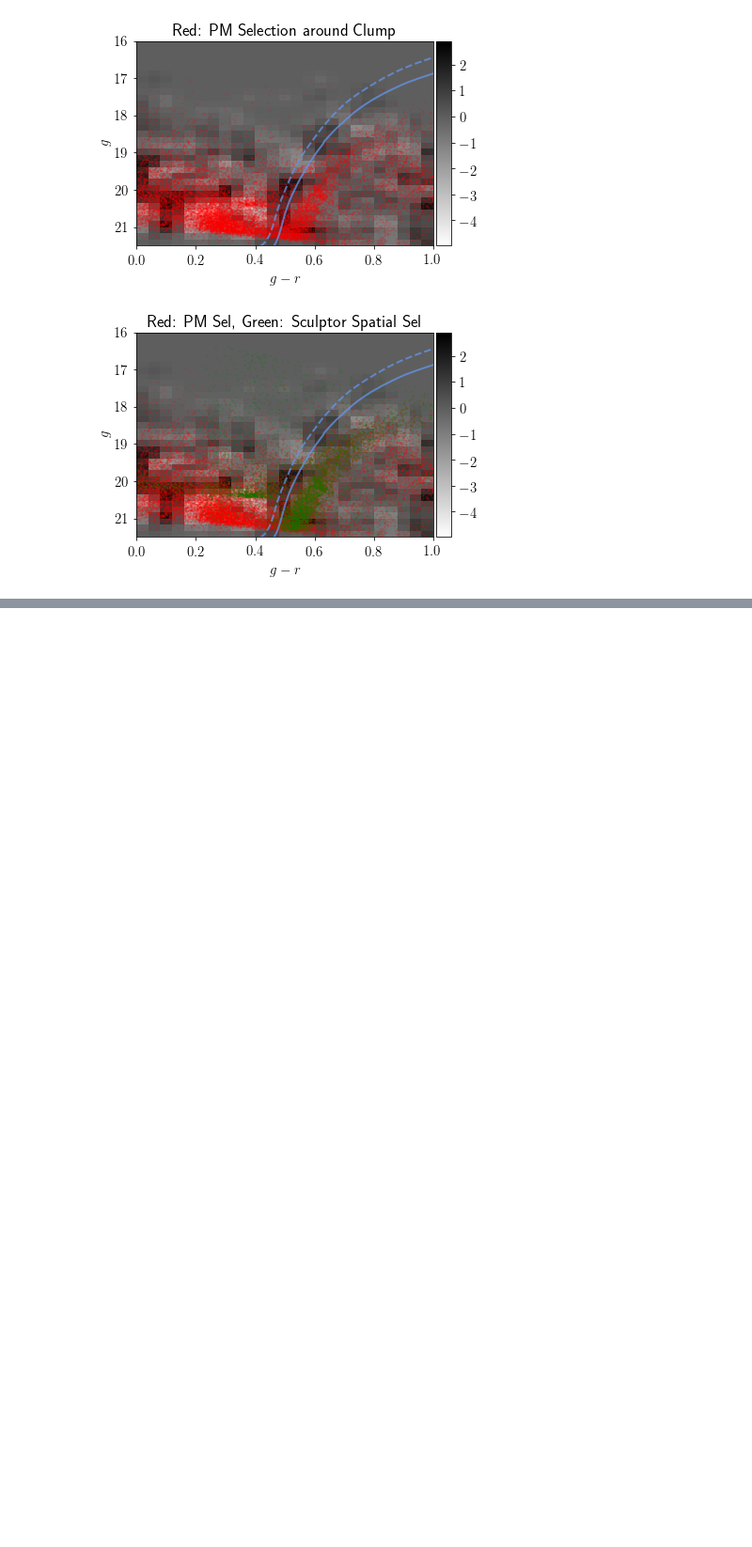
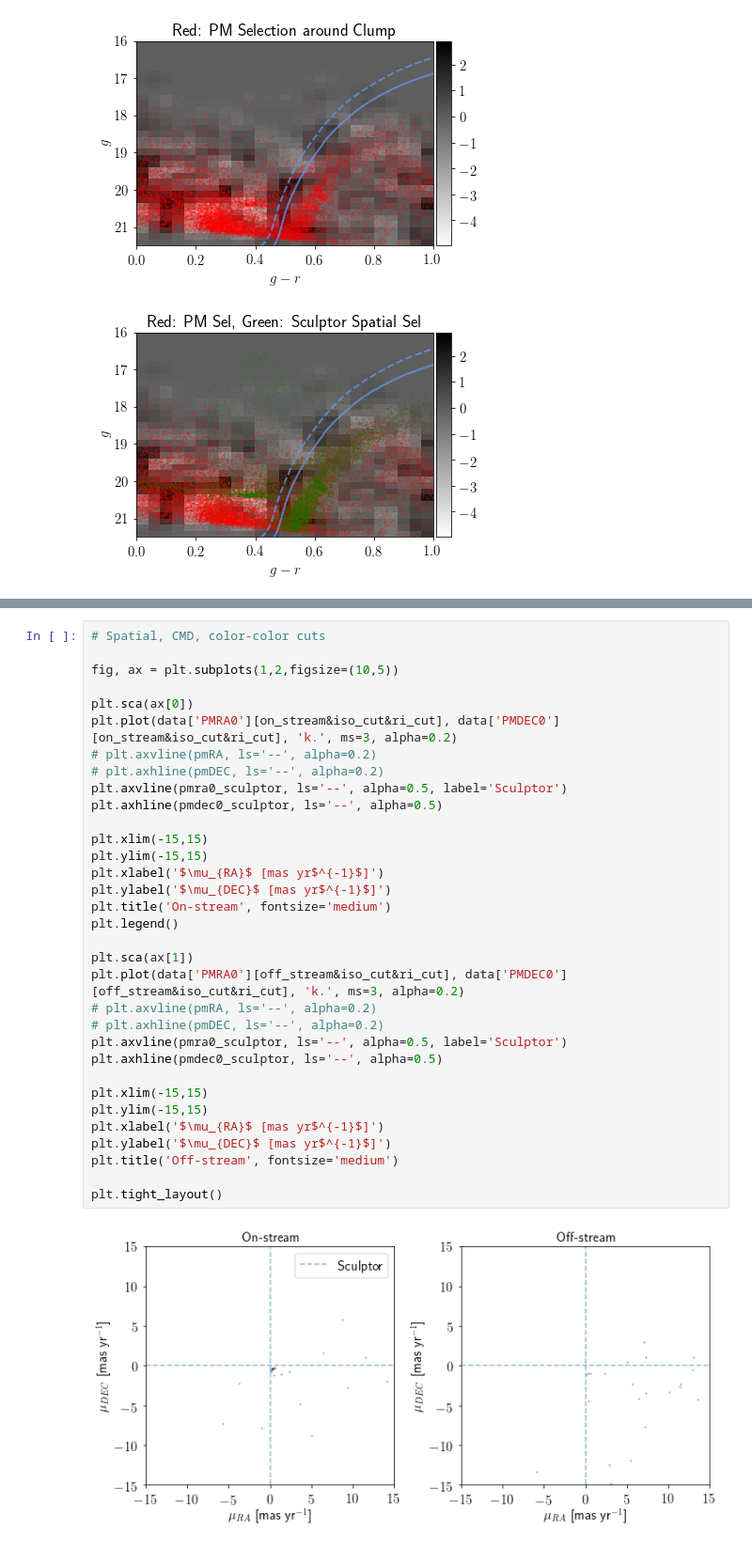
Before and after one commit to norashipp/shared_notebooks, a Jupyter notebook: Elqui.ipynb, the cells around one changed output, grey strips where cells are left out. Shown at 94% size. Drawn from its saved outputs; the diff is of its cells as text; blank space fills up the shorter version.

```diff
--- a/Elqui.ipynb
+++ b/Elqui.ipynb
@@ -747,0 +791,35 @@ pm.colorbar(im)
+# %%
+# Spatial, CMD, color-color cuts
+
+fig, ax = plt.subplots(1,2,figsize=(10,5))
+
+plt.sca(ax[0])
+plt.plot(data['PMRA0'][on_stream&iso_cut&ri_cut], data['PMDEC0'][on_stream&iso_cut&ri_cut], 'k.', ms=3, alpha=0.2)
+# plt.axvline(pmRA, ls='--', alpha=0.2)
+# plt.axhline(pmDEC, ls='--', alpha=0.2)
+plt.axvline(pmra0_sculptor, ls='--', alpha=0.5, label='Sculptor')
+plt.axhline(pmdec0_sculptor, ls='--', alpha=0.5)
+
+plt.xlim(-15,15)
+plt.ylim(-15,15)
+plt.xlabel('$\mu_{RA}$ [mas yr$^{-1}$]')
+plt.ylabel('$\mu_{DEC}$ [mas yr$^{-1}$]')
+plt.title('On-stream', fontsize='medium')
+plt.legend()
+
+plt.sca(ax[1])
+plt.plot(data['PMRA0'][off_stream&iso_cut&ri_cut], data['PMDEC0'][off_stream&iso_cut&ri_cut], 'k.', ms=3, alpha=0.2)
+# plt.axvline(pmRA, ls='--', alpha=0.2)
+# plt.axhline(pmDEC, ls='--', alpha=0.2)
+plt.axvline(pmra0_sculptor, ls='--', alpha=0.5, label='Sculptor')
+plt.axhline(pmdec0_sculptor, ls='--', alpha=0.5)
+
+plt.xlim(-15,15)
+plt.ylim(-15,15)
+plt.xlabel('$\mu_{RA}$ [mas yr$^{-1}$]')
+plt.ylabel('$\mu_{DEC}$ [mas yr$^{-1}$]')
+plt.title('Off-stream', fontsize='medium')
+
+plt.tight_layout()
+# %% [output]
+[figure, added]
```
Also changed, not shown: parts of 3 cells of this notebook.
